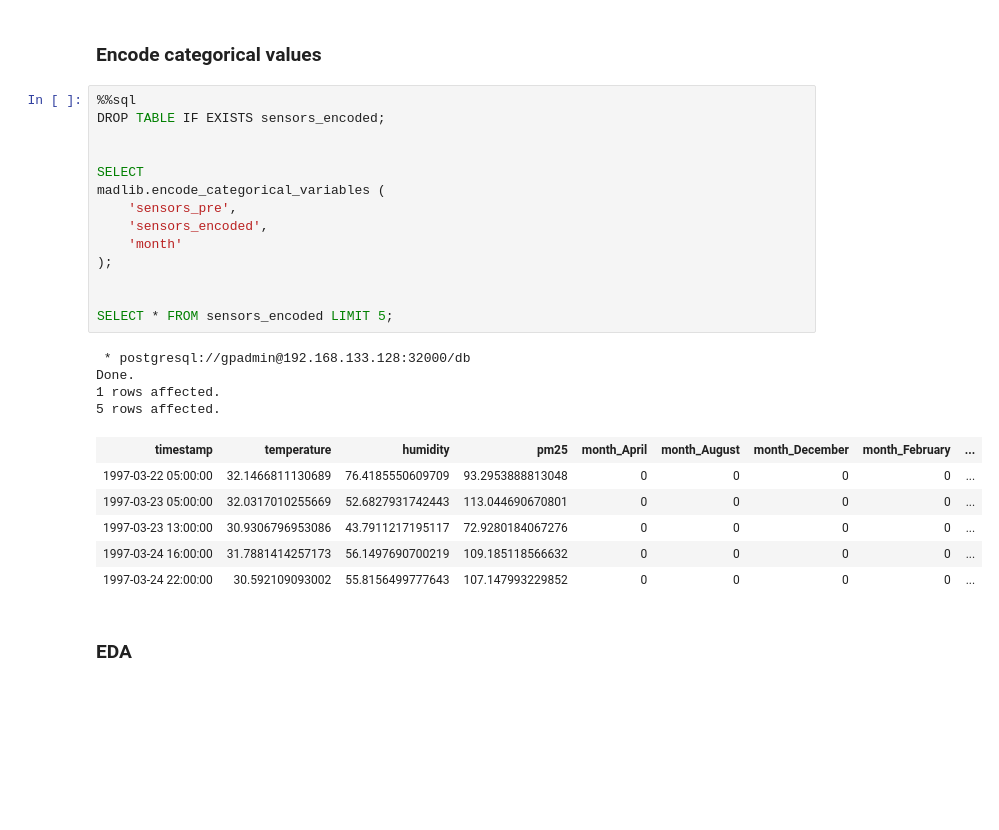
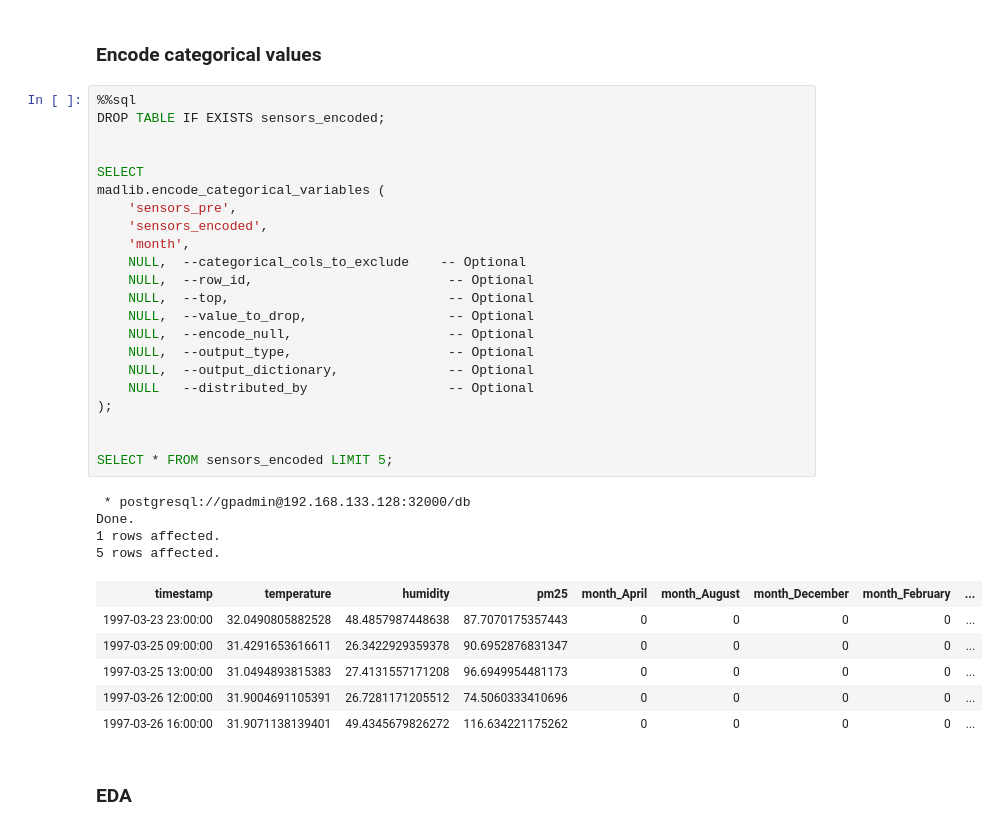
Before and after one commit to guyzsarun/rabbitmq-gpdb-poc, a Jupyter notebook: gpdb/madlib-demo.ipynb, the cells around one changed output. Drawn from its saved outputs; the diff is of its cells as text; blank space fills up the shorter version.

```diff
--- a/gpdb/madlib-demo.ipynb
+++ b/gpdb/madlib-demo.ipynb
@@ -181,28 +181,36 @@ GROUP BY month ORDER BY count DESC;
 # %%
 %%sql
 DROP TABLE IF EXISTS sensors_encoded;
 
 
 SELECT
 madlib.encode_categorical_variables (
     'sensors_pre',
     'sensors_encoded',
-    'month'
+    'month',
+    NULL,  --categorical_cols_to_exclude    -- Optional
+    NULL,  --row_id,                         -- Optional
+    NULL,  --top,                            -- Optional
+    NULL,  --value_to_drop,                  -- Optional
+    NULL,  --encode_null,                    -- Optional
+    NULL,  --output_type,                    -- Optional
+    NULL,  --output_dictionary,              -- Optional
+    NULL   --distributed_by                  -- Optional
 );
 
 
 SELECT * FROM sensors_encoded LIMIT 5;
 # %% [output]
  * postgresql://gpadmin@192.168.133.128:32000/db
 Done.
 1 rows affected.
 5 rows affected.
 | timestamp | temperature | humidity | pm25 | month_April | month_August | month_December | month_February | ... |
-| 1997-03-22 05:00:00 | 32.1466811130689 | 76.4185550609709 | 93.2953888813048 | 0 | 0 | 0 | 0 | ... |
-| 1997-03-23 05:00:00 | 32.0317010255669 | 52.6827931742443 | 113.044690670801 | 0 | 0 | 0 | 0 | ... |
-| 1997-03-23 13:00:00 | 30.9306796953086 | 43.7911217195117 | 72.9280184067276 | 0 | 0 | 0 | 0 | ... |
-| 1997-03-24 16:00:00 | 31.7881414257173 | 56.1497690700219 | 109.185118566632 | 0 | 0 | 0 | 0 | ... |
-| 1997-03-24 22:00:00 | 30.592109093002 | 55.8156499777643 | 107.147993229852 | 0 | 0 | 0 | 0 | ... |
+| 1997-03-23 23:00:00 | 32.0490805882528 | 48.4857987448638 | 87.7070175357443 | 0 | 0 | 0 | 0 | ... |
+| 1997-03-25 09:00:00 | 31.4291653616611 | 26.3422929359378 | 90.6952876831347 | 0 | 0 | 0 | 0 | ... |
+| 1997-03-25 13:00:00 | 31.0494893815383 | 27.4131557171208 | 96.6949954481173 | 0 | 0 | 0 | 0 | ... |
+| 1997-03-26 12:00:00 | 31.9004691105391 | 26.7281171205512 | 74.5060333410696 | 0 | 0 | 0 | 0 | ... |
+| 1997-03-26 16:00:00 | 31.9071138139401 | 49.4345679826272 | 116.634221175262 | 0 | 0 | 0 | 0 | ... |
 # %% [markdown]
 ### EDA
 # %%
```
Also changed, not shown: parts of 6 cells of this notebook, 5 other files.
